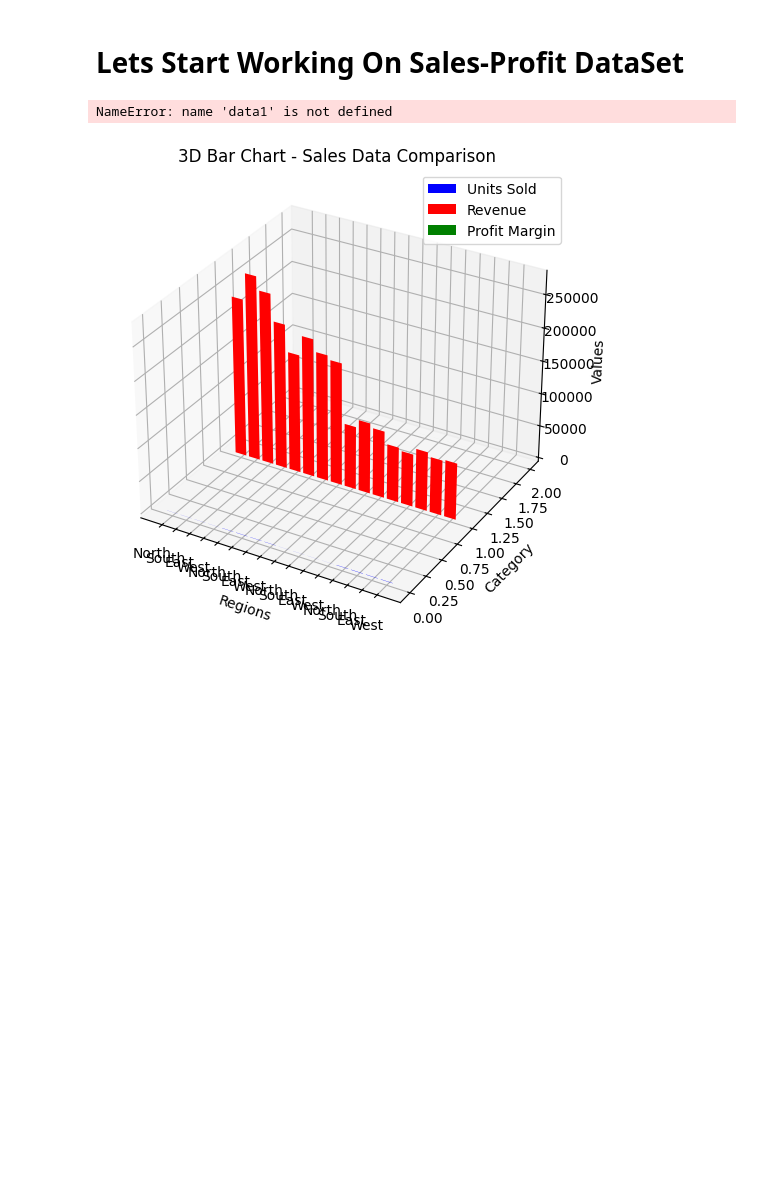
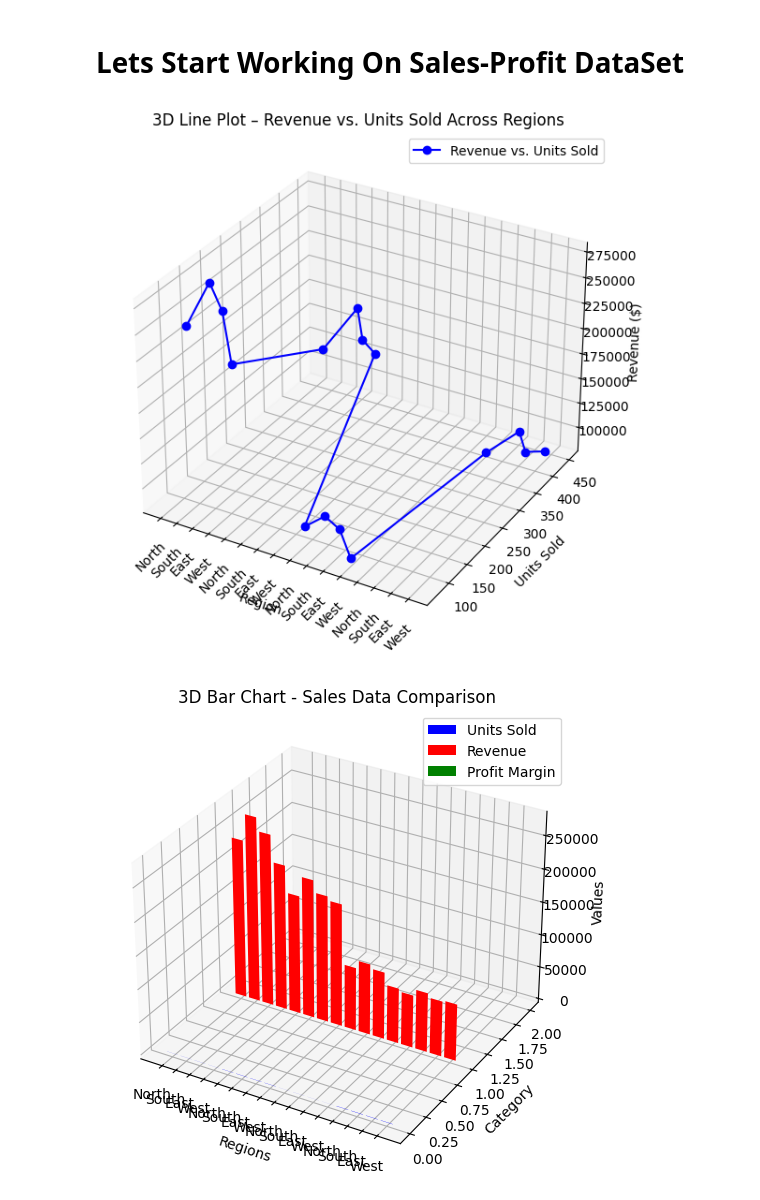
Before and after one commit to HimanshuHeda/Advance_Python, a Jupyter notebook: CIA_1.ipynb, the cells around one changed output. Drawn from its saved outputs; the diff is of its cells as text; code cells hidden in the pictures; blank space fills up the shorter version.

Commit message:
3D Line Plot Updated

```diff
--- a/CIA_1.ipynb
+++ b/CIA_1.ipynb
@@ -143,34 +143,36 @@ plt.show()
 #8: 3D Line Plot – Revenue vs. Units Sold Across Regions
 import pandas as pd
 import matplotlib.pyplot as plt
 from mpl_toolkits.mplot3d import Axes3D
+
+df = pd.DataFrame(data1)
 
 revenue = df["Revenue ($)"]
 units_sold = df["Units Sold"]
 regions = df["Region"]
 
 # Convert regions to numeric indices for plotting
 region_indices = range(len(regions))  # Convert categorical region names to numeric indices
 
 # Create a 3D line plot
 fig = plt.figure(figsize=(10, 7))
 ax = fig.add_subplot(111, projection='3d')
 
 ax.plot(region_indices, units_sold, revenue, marker='o', linestyle='-', color='blue', label="Revenue vs. Units Sold")
 
 # Label axes
 ax.set_xlabel("Region")
 ax.set_ylabel("Units Sold")
 ax.set_zlabel("Revenue ($)")
 ax.set_title("3D Line Plot – Revenue vs. Units Sold Across Regions")
 
 ax.set_xticks(region_indices)
 ax.set_xticklabels(regions, rotation=45)
 
 plt.legend()
 plt.show()
 # %% [output]
-NameError: name 'data1' is not defined
+[figure, added]
 # %%
 # 9. 3D Bar Chart - Units Sold, Revenue, Profit Margin
 fig = plt.figure(figsize=(8, 6))
```
